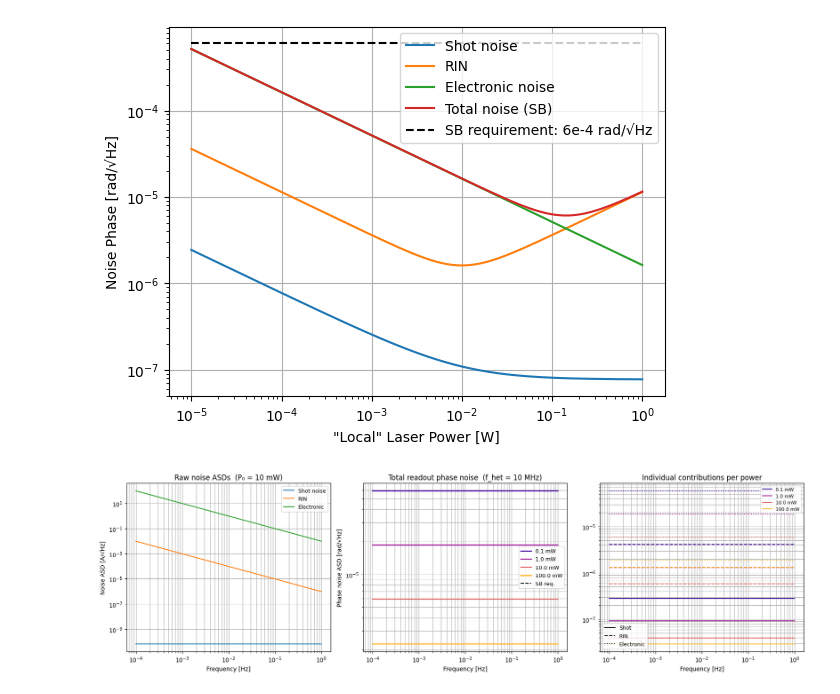
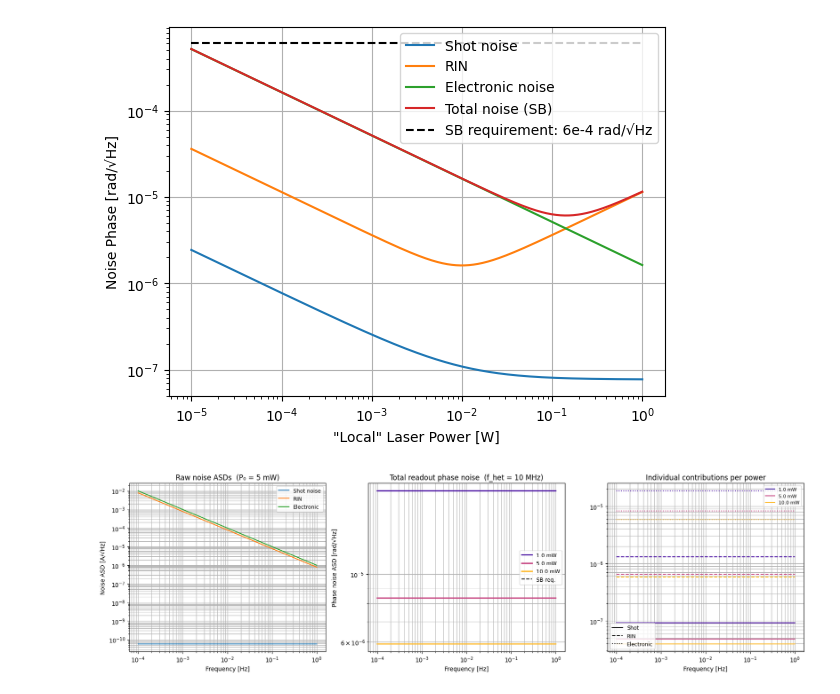
Before and after one commit to karinkruuse/VSC-random, a Jupyter notebook: Noise Budgeting/SB_readout_noise.ipynb, the cells around one changed output. Cells and saved outputs as stored; diff of their text form; code cells hidden in the pictures.

```diff
--- a/Noise Budgeting/SB_readout_noise.ipynb
+++ b/Noise Budgeting/SB_readout_noise.ipynb
@@ -130,7 +130,7 @@ def phase_noise_asd(f_meas, f_het, P_0, P_ref, R, het_eff, RIN, el, m):
 
 # --- Plot ---
 
-P_fixed = [0.1e-3, 1e-3, 10e-3, 100e-3]
+P_fixed = [1e-3, 5e-3, 10e-3]
 colors_f = plt.cm.plasma(np.linspace(0.1, 0.85, len(P_fixed)))
 
 from matplotlib.lines import Line2D
@@ -139,7 +139,7 @@ fig, (ax0, ax1, ax2) = plt.subplots(1, 3, figsize=(17, 5))
 
 # --- ax0: raw noise ASDs [A/√Hz] evaluated in the measurement band ---
 # (shows the frequency shape of each noise source before phasemeter conversion)
-P_demo = 10e-3   # representative power for raw noise plot
+P_demo = 5e-3   # representative power for raw noise plot
 ax0.loglog(f_meas, S_shot_f(f_meas, P_demo, P_ref, R),          label='Shot noise', color='C0')
 ax0.loglog(f_meas, S_RIN_f( f_meas, P_demo, P_ref, R, RIN),     label='RIN',        color='C1')
 ax0.loglog(f_meas, S_el_f(  f_meas, el),                         label='Electronic', color='C2')
@@ -157,34 +157,34 @@ for P0, col in zip(P_fixed, colors_f):
 ax1.hlines(6e-4, f_meas[0], f_meas[-1], colors='k', linestyles='dashed', label='SB req.')
 ax1.set_xlabel('Frequency [Hz]')
 ax1.set_ylabel('Phase noise ASD [rad/√Hz]')
 ax1.set_title(f'Total readout phase noise  (f_het = {f_het/1e6:.0f} MHz)')
 ax1.legend(fontsize=9)
 ax1.grid(True, which='both')
 
 # --- ax2: individual contributions per power ---
 for P0, col in zip(P_fixed, colors_f):
     sn, rin, elec, tot = phase_noise_asd(f_meas, f_het, P0, P_ref, R, het_eff, RIN, el, m)
     ax2.loglog(f_meas, sn,   color=col, ls='-',  lw=1.5)
     ax2.loglog(f_meas, rin,  color=col, ls='--', lw=1.5)
     ax2.loglog(f_meas, elec, color=col, ls=':',  lw=1.5)
 
 ax2.add_artist(ax2.legend(
     handles=[Line2D([0],[0], ls='-',  color='k', label='Shot'),
              Line2D([0],[0], ls='--', color='k', label='RIN'),
              Line2D([0],[0], ls=':',  color='k', label='Electronic')],
     fontsize=9, loc='lower left'))
 for P0, col in zip(P_fixed, colors_f):
     ax2.plot([], [], color=col, label=f'{P0*1e3:.1f} mW')
 ax2.legend(fontsize=8, loc='upper right')
 ax2.set_xlabel('Frequency [Hz]')
 ax2.set_title('Individual contributions per power')
 ax2.grid(True, which='both')
 
 plt.tight_layout()
 plt.savefig('readout_noise_vs_freq.pdf')
 plt.show()
 # %% [output]
-[figure, old version]
+[figure, new version]
 # %%
 def noise_to_phase_PSD(A, f, f0, n):
     # A is square of RMS signal strength
```
